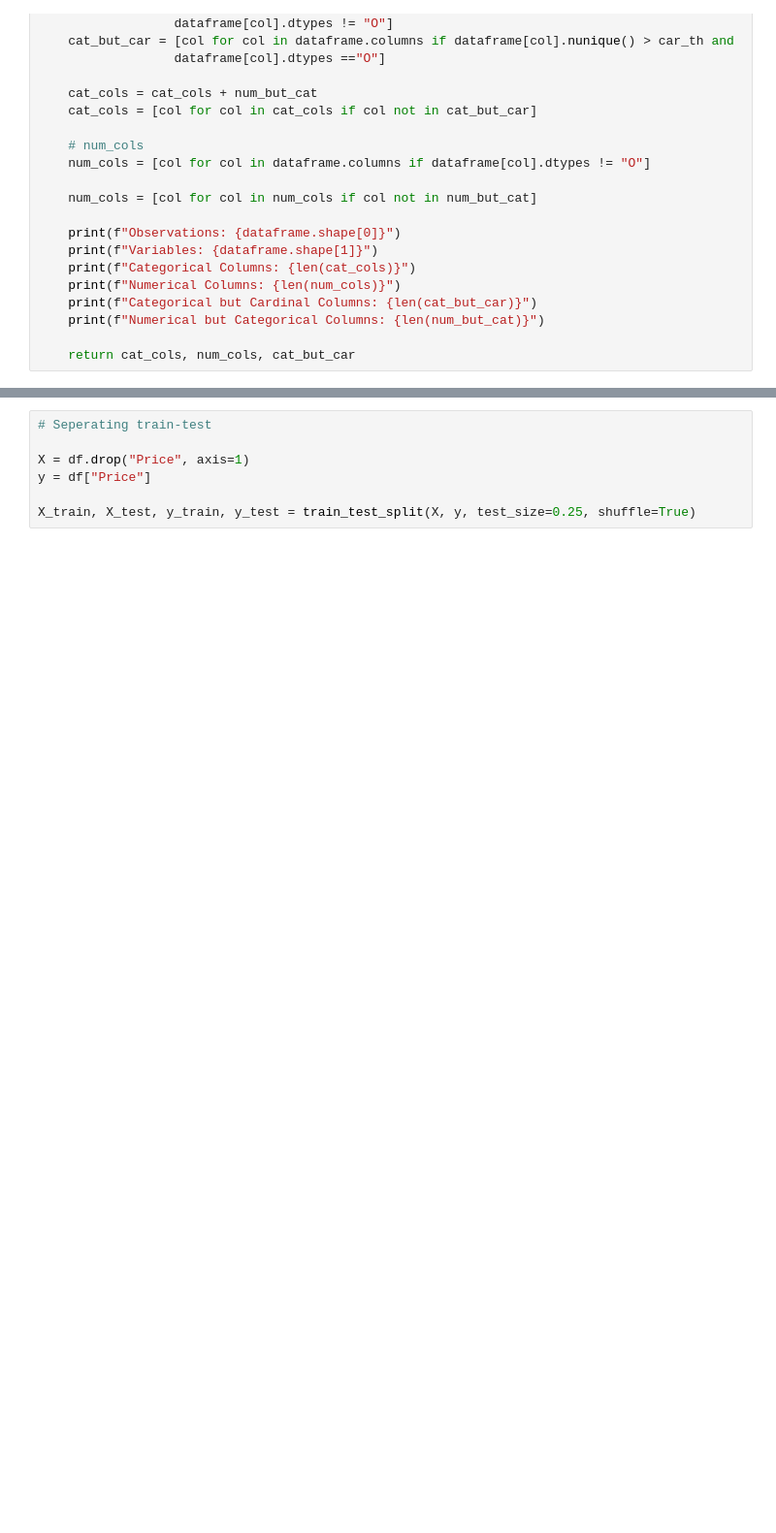
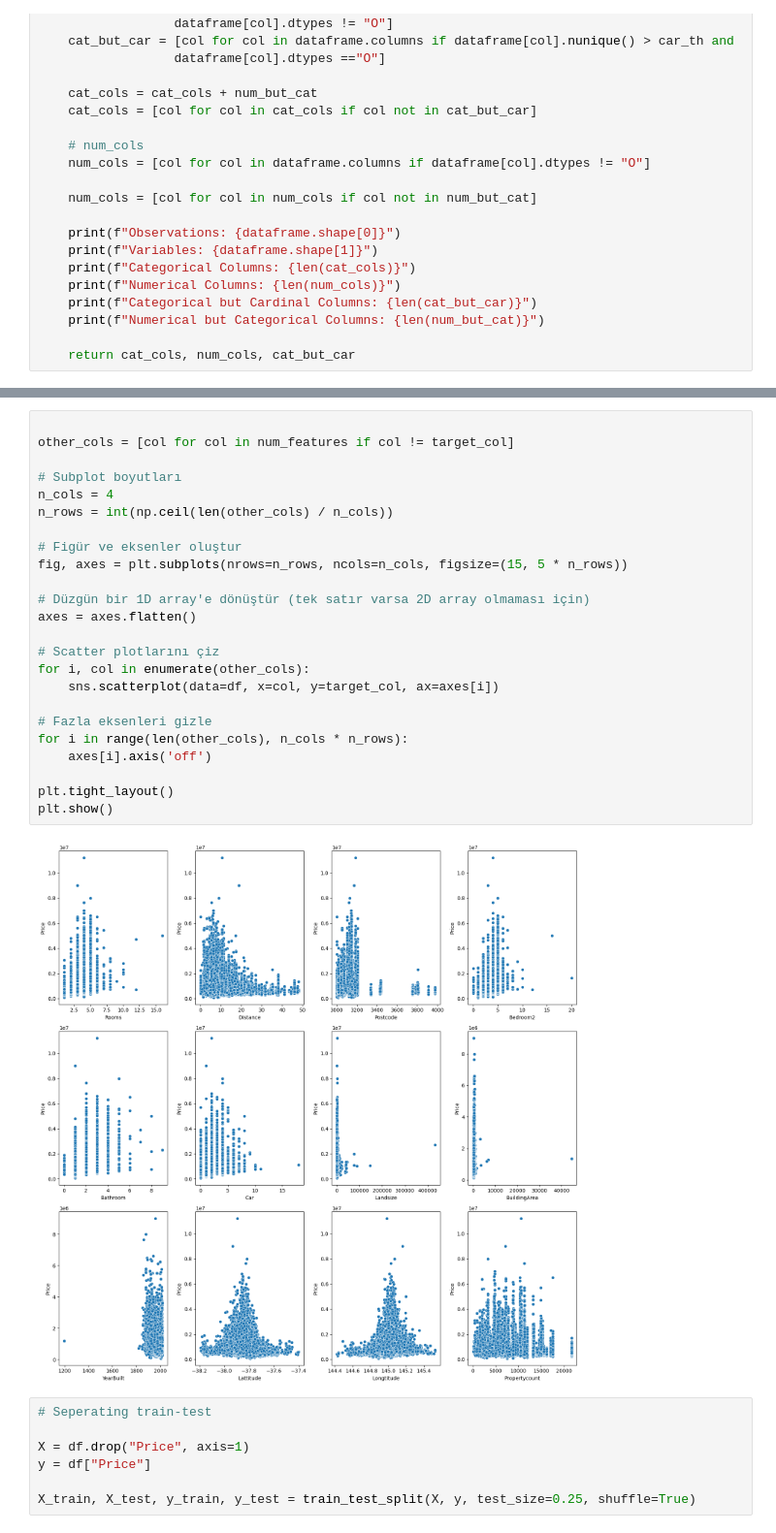
Before and after one commit to csargin/MELBOURNE_HOUSE_PRICES, a Jupyter notebook: melbourne.ipynb, the cells around one changed output, grey strips where cells are left out. Shown at 97% size. Cells and saved outputs as stored; diff of their text form; blank space fills up the shorter version.

Commit message:
Colaboratory kullanılarak oluşturuldu

```diff
--- a/melbourne.ipynb
+++ b/melbourne.ipynb
@@ -279,3 +334,29 @@ Date - have 35 unique values
+# %%
+
+other_cols = [col for col in num_features if col != target_col]
+
+# Subplot boyutları
+n_cols = 4
+n_rows = int(np.ceil(len(other_cols) / n_cols))
+
+# Figür ve eksenler oluştur
+fig, axes = plt.subplots(nrows=n_rows, ncols=n_cols, figsize=(15, 5 * n_rows))
+
+# Düzgün bir 1D array'e dönüştür (tek satır varsa 2D array olmaması için)
+axes = axes.flatten()
+
+# Scatter plotlarını çiz
+for i, col in enumerate(other_cols):
+    sns.scatterplot(data=df, x=col, y=target_col, ax=axes[i])
+
+# Fazla eksenleri gizle
+for i in range(len(other_cols), n_cols * n_rows):
+    axes[i].axis('off')
+
+plt.tight_layout()
+plt.show()
+# %% [output]
+[figure, added]
 # %%
 # Seperating train-test
 
```
Also changed, not shown: parts of 33 cells of this notebook.
